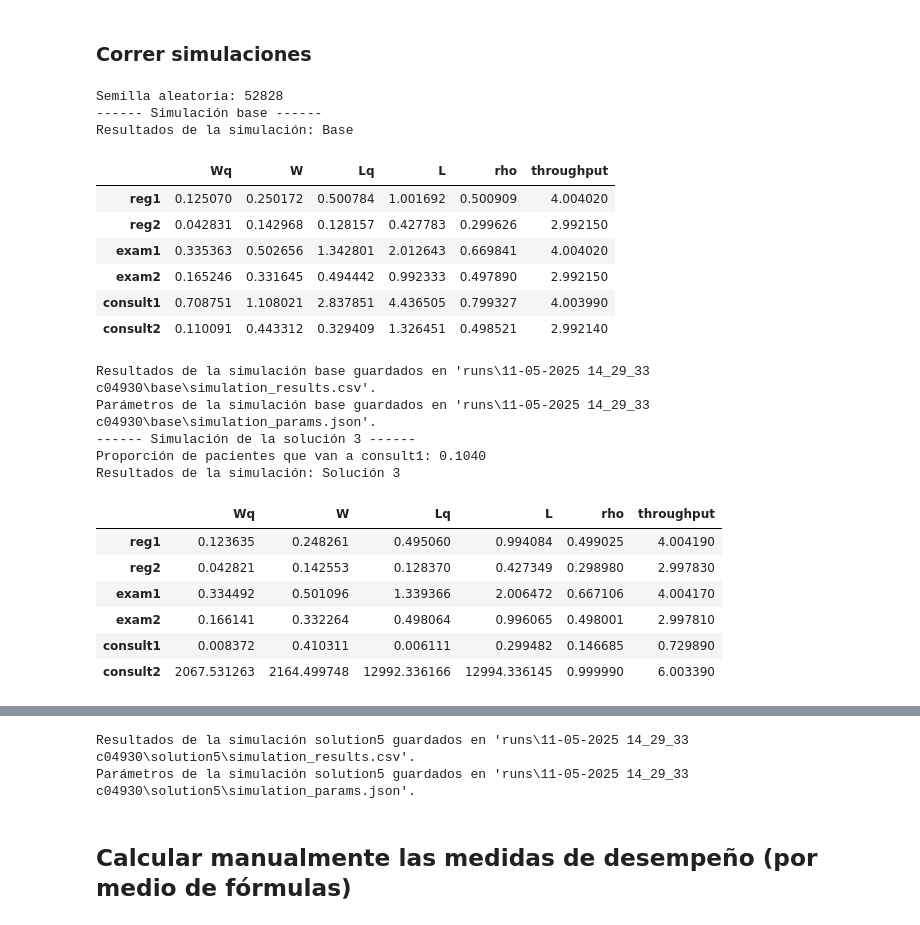
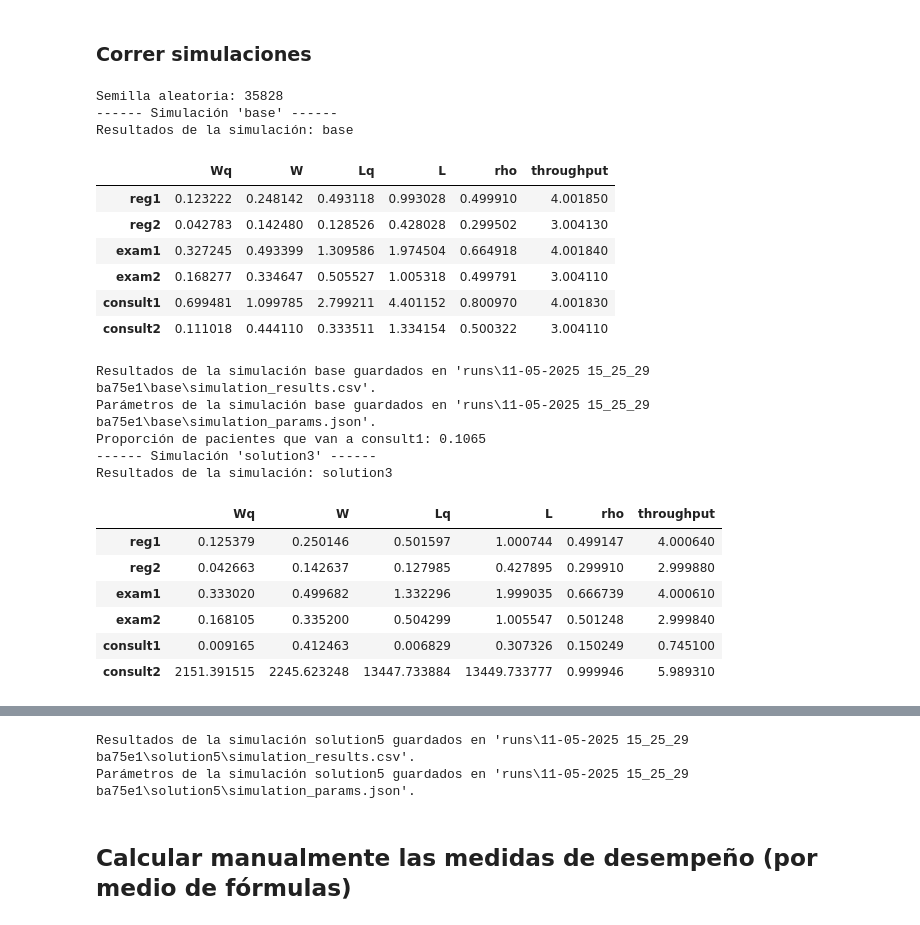
Before and after one commit to AlexisAndradeDev/OperationsResearch_QueuingProject, a Jupyter notebook: IO_Queuing_Simulation.ipynb, the cells around one changed output, grey strips where cells are left out. Saved outputs shown, nothing was run; the diff lists cells and outputs as text; code cells hidden in the pictures.

```diff
--- a/IO_Queuing_Simulation.ipynb
+++ b/IO_Queuing_Simulation.ipynb
@@ -437,80 +450,78 @@ Semilla aleatoria: 4695
 # %% [markdown]
 ### Correr simulaciones
 # %%
-# Uncomment to generate a random seed each time this cell is run
+# Generar una nueva semilla aleatoria para cada ejecución de la celda
 seed = random.randint(1, 100000) # semilla aleatoria
 random.seed(seed)
 print(f"Semilla aleatoria: {seed}")
 
-# Crear un directorio único dentro de "runs"
-timestamp = datetime.now().strftime("%d-%m-%Y %H_%M_%S")
+# Crear un directorio para los resultados de la ejecución dentro de "runs"
+timestamp = datetime.now().strftime("%d-%m-%Y %H_%M_%S") # fecha actual
 unique_id = uuid.uuid4().hex[:6] # ID único
 
-# Crear la carpeta común usando timestamp y unique_id
+# Crear la carpeta común usando timestamp y unique_id 'runs/{timestamp} {unique_id}'
 run_dir = Path("runs") / f"{timestamp} {unique_id}"
 run_dir.mkdir(parents=True, exist_ok=True)
 
-print("------ Simulación base ------")
+# Caso base
 base_metrics = simulate_case(
     "base", T, lambda1, lambda2, copy.deepcopy(nodes_base),
+    save_results=True, run_dir=run_dir, seed=seed,
 )
-display_simulation_metrics("Base", base_metrics)
-save_simulation("base", run_dir, base_metrics, nodes_base, lambda1, lambda2, T, seed)
 
-print("------ Simulación de la solución 3 ------")
-# Utilizar Lq de la simulación base para calcular la proporción de pacientes que van a consult1
+# Caso solución 3
+# Utilizar Lq de la simulación base para calcular la proporción de pacientes
+# que van a consult1
 L_q1 = base_metrics['consult1']['Lq']
 L_q2 = base_metrics['consult2']['Lq']
 p_to_consult1 = L_q2 / (L_q1 + L_q2)
 print(f"Proporción de pacientes que van a consult1: {p_to_consult1:.4f}")
 solution3_metrics = simulate_case(
     "solution3", T, lambda1, lambda2, copy.deepcopy(nodes_solution3),
     p_to_consult1=p_to_consult1,
+    save_results=True, run_dir=run_dir, seed=seed,
 )
-display_simulation_metrics("Solución 3", solution3_metrics)
-save_simulation("solution3", run_dir, solution3_metrics, nodes_solution3, lambda1, lambda2, T, seed)
 
-print("------ Simulación de la solución 4 ------")
-# Utilizar mu de la simulación base para calcular la proporción de pacientes que van a consult1
+# Caso solución 4
+# Utilizar mu para calcular la proporción de pacientes que van a consult1
 mu1 = nodes_base['consult1'].mu
 mu2 = nodes_base['consult2'].mu
 p_to_consult1 = mu1 / (mu1 + mu2)
 print(f"Proporción de pacientes que van a consult1: {p_to_consult1:.4f}")
 solution4_metrics = simulate_case(
     "solution4", T, lambda1, lambda2, copy.deepcopy(nodes_solution4),
     p_to_consult1=p_to_consult1,
+    save_results=True, run_dir=run_dir, seed=seed,
 )
-display_simulation_metrics("Solución 4", solution4_metrics)
-save_simulation("solution4", run_dir, solution4_metrics, nodes_solution4, lambda1, lambda2, T, seed)
 
-print("------ Simulación de la solución 5 ------")
+# Caso solución 5
+# Utiliza el mismo p_to_consult1 que la solución 4
 print(f"Proporción de pacientes que van a consult1: {p_to_consult1:.4f}")
 solution5_metrics = simulate_case(
     "solution5", T, lambda1, lambda2, copy.deepcopy(nodes_solution5),
     p_to_consult1=p_to_consult1,
+    save_results=True, run_dir=run_dir, seed=seed,
 )
-display_simulation_metrics("Solución 5", solution5_metrics)
-save_simulation("solution5", run_dir, solution5_metrics, nodes_solution5, lambda1, lambda2, T, seed)
 # %% [output]
-Semilla aleatoria: 52828
------- Simulación base ------
-Resultados de la simulación: Base
+Semilla aleatoria: 35828
+------ Simulación 'base' ------
+Resultados de la simulación: base
 |  | Wq | W | Lq | L | rho | throughput |
-| reg1 | 0.125070 | 0.250172 | 0.500784 | 1.001692 | 0.500909 | 4.004020 |
-| reg2 | 0.042831 | 0.142968 | 0.128157 | 0.427783 | 0.299626 | 2.992150 |
-| exam1 | 0.335363 | 0.502656 | 1.342801 | 2.012643 | 0.669841 | 4.004020 |
-| exam2 | 0.165246 | 0.331645 | 0.494442 | 0.992333 | 0.497890 | 2.992150 |
-| consult1 | 0.708751 | 1.108021 | 2.837851 | 4.436505 | 0.799327 | 4.003990 |
-| consult2 | 0.110091 | 0.443312 | 0.329409 | 1.326451 | 0.498521 | 2.992140 |
+| reg1 | 0.123222 | 0.248142 | 0.493118 | 0.993028 | 0.499910 | 4.001850 |
+| reg2 | 0.042783 | 0.142480 | 0.128526 | 0.428028 | 0.299502 | 3.004130 |
+| exam1 | 0.327245 | 0.493399 | 1.309586 | 1.974504 | 0.664918 | 4.001840 |
+| exam2 | 0.168277 | 0.334647 | 0.505527 | 1.005318 | 0.499791 | 3.004110 |
+| consult1 | 0.699481 | 1.099785 | 2.799211 | 4.401152 | 0.800970 | 4.001830 |
+| consult2 | 0.111018 | 0.444110 | 0.333511 | 1.334154 | 0.500322 | 3.004110 |
-Resultados de la simulación base guardados en 'runs\11-05-2025 14_29_33 c04930\base\simulation_results.csv'.
-Parámetros de la simulación base guardados en 'runs\11-05-2025 14_29_33 c04930\base\simulation_params.json'.
------- Simulación de la solución 3 ------
-Proporción de pacientes que van a consult1: 0.1040
-Resultados de la simulación: Solución 3
+Resultados de la simulación base guardados en 'runs\11-05-2025 15_25_29 ba75e1\base\simulation_results.csv'.
+Parámetros de la simulación base guardados en 'runs\11-05-2025 15_25_29 ba75e1\base\simulation_params.json'.
+Proporción de pacientes que van a consult1: 0.1065
+------ Simulación 'solution3' ------
+Resultados de la simulación: solution3
 |  | Wq | W | Lq | L | rho | throughput |
-| reg1 | 0.123635 | 0.248261 | 0.495060 | 0.994084 | 0.499025 | 4.004190 |
-| reg2 | 0.042821 | 0.142553 | 0.128370 | 0.427349 | 0.298980 | 2.997830 |
-| exam1 | 0.334492 | 0.501096 | 1.339366 | 2.006472 | 0.667106 | 4.004170 |
-| exam2 | 0.166141 | 0.332264 | 0.498064 | 0.996065 | 0.498001 | 2.997810 |
-| consult1 | 0.008372 | 0.410311 | 0.006111 | 0.299482 | 0.146685 | 0.729890 |
-| consult2 | 2067.531263 | 2164.499748 | 12992.336166 | 12994.336145 | 0.999990 | 6.003390 |
+| reg1 | 0.125379 | 0.250146 | 0.501597 | 1.000744 | 0.499147 | 4.000640 |
+| reg2 | 0.042663 | 0.142637 | 0.127985 | 0.427895 | 0.299910 | 2.999880 |
+| exam1 | 0.333020 | 0.499682 | 1.332296 | 1.999035 | 0.666739 | 4.000610 |
+| exam2 | 0.168105 | 0.335200 | 0.504299 | 1.005547 | 0.501248 | 2.999840 |
+| consult1 | 0.009165 | 0.412463 | 0.006829 | 0.307326 | 0.150249 | 0.745100 |
+| consult2 | 2151.391515 | 2245.623248 | 13447.733884 | 13449.733777 | 0.999946 | 5.989310 |
@@ -540,5 +551,5 @@ Resultados de la simulación: Solución 5
-Resultados de la simulación solution5 guardados en 'runs\11-05-2025 14_29_33 c04930\solution5\simulation_results.csv'.
-Parámetros de la simulación solution5 guardados en 'runs\11-05-2025 14_29_33 c04930\solution5\simulation_params.json'.
+Resultados de la simulación solution5 guardados en 'runs\11-05-2025 15_25_29 ba75e1\solution5\simulation_results.csv'.
+Parámetros de la simulación solution5 guardados en 'runs\11-05-2025 15_25_29 ba75e1\solution5\simulation_params.json'.
 # %% [markdown]
 ## Calcular manualmente las medidas de desempeño (por medio de fórmulas)
 # %%
```
Also changed, not shown: parts of 8 cells of this notebook.
